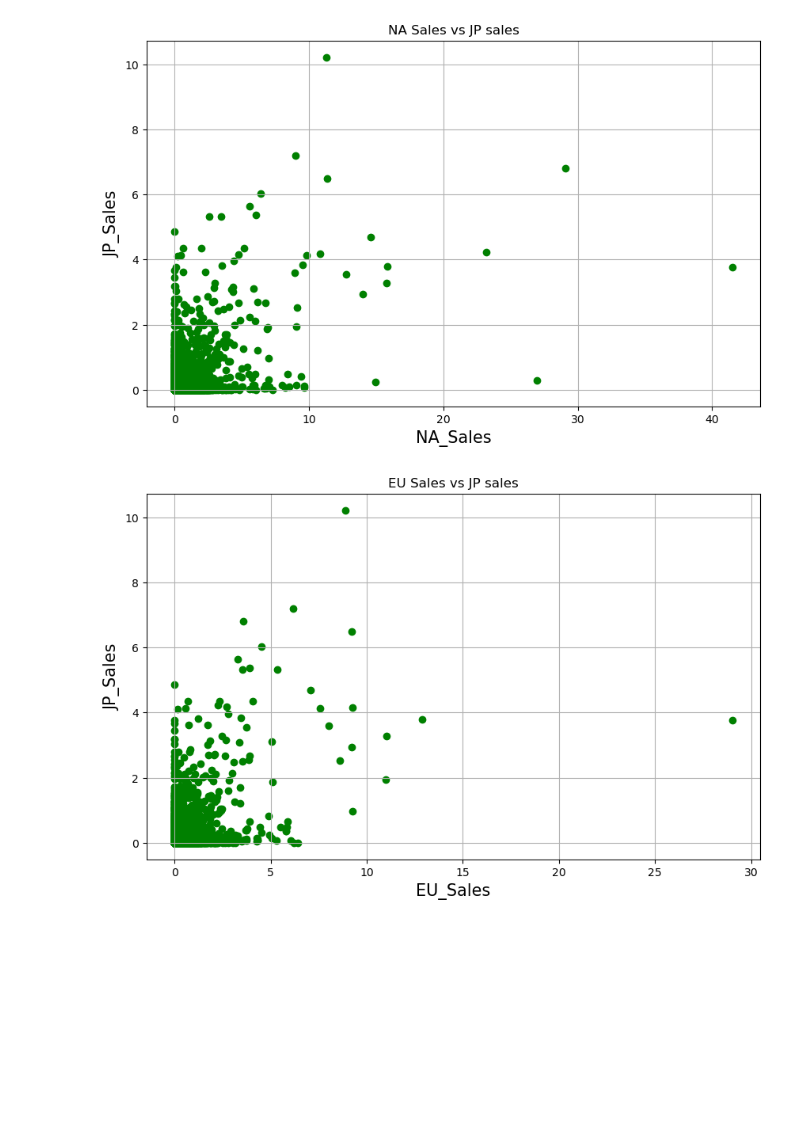
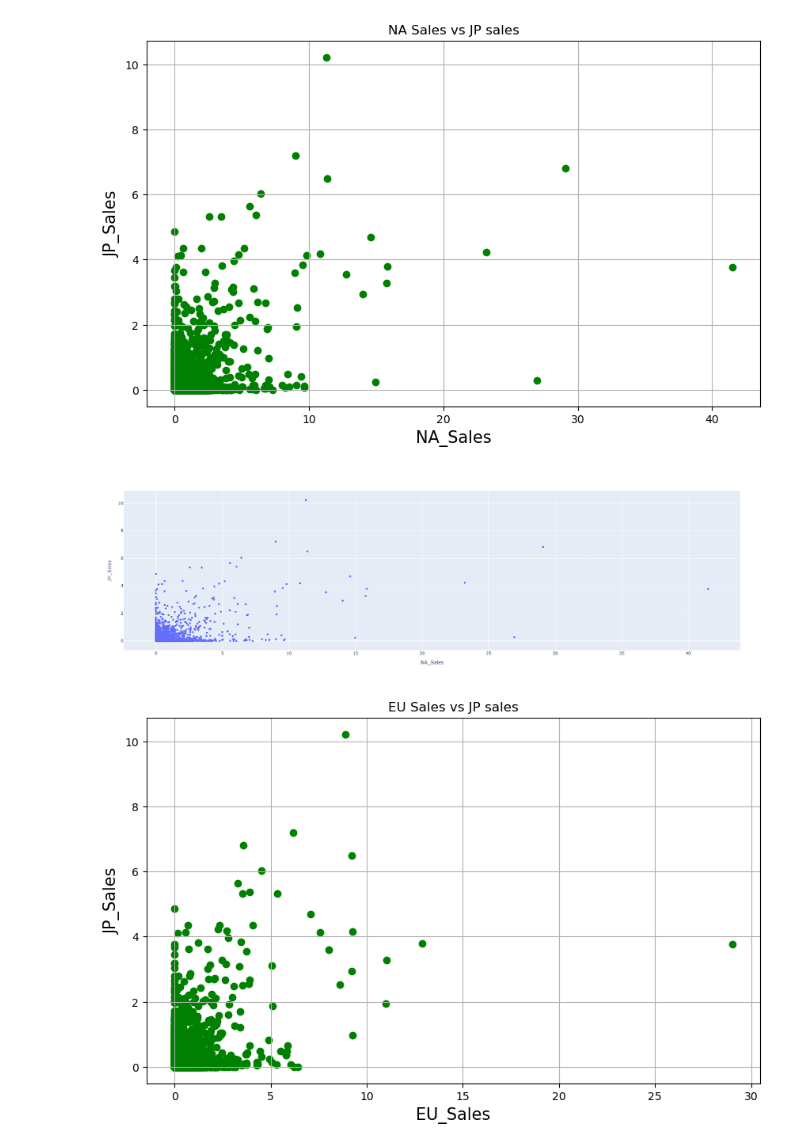
Before and after one commit to Fady-Foash97/Data-analysis-using-Pandas, a Jupyter notebook: Video game sales.ipynb, the cells around one changed output. Cells and saved outputs as stored; diff of their text form; code cells hidden in the pictures; blank space fills up the shorter version.

```diff
--- a/Video game sales.ipynb
+++ b/Video game sales.ipynb
@@ -144,6 +158,11 @@ plt.title("NA Sales vs JP sales")
 plt.show()
 # %% [output]
 [figure]
+# %%
+fig = px.scatter(df, x = "NA_Sales", y = "JP_Sales", width = 1200, height = 600)
+fig.show()
+# %% [output]
+[figure, added]
 # %%
 plt.figure(figsize=(10,6))
 plt.scatter(df["EU_Sales"], df["JP_Sales"], color="green")
```
Also changed, not shown: parts of 30 cells of this notebook.
